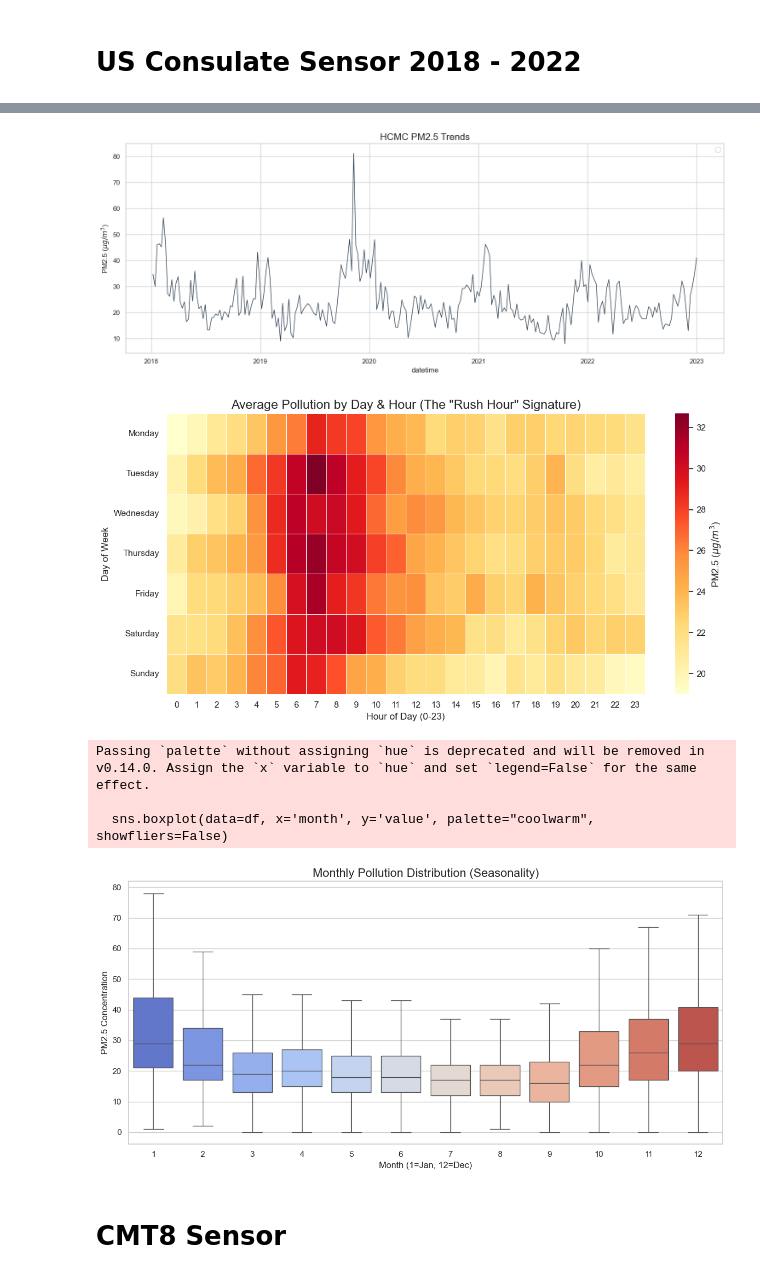
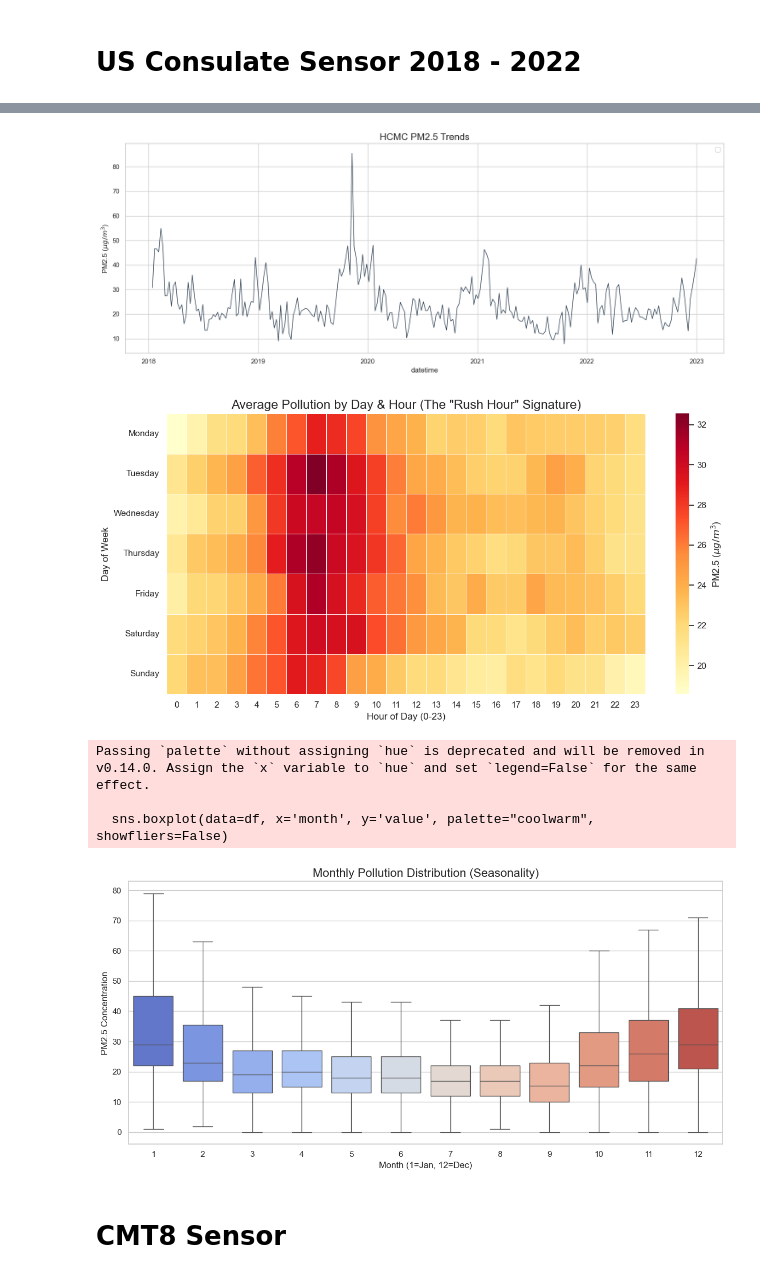
Before and after one commit to EroEroz/air_quality_prediction, a Jupyter notebook: airq_analyze.ipynb, the cells around one changed output, grey strips where cells are left out. Cells and saved outputs as stored; diff of their text form; code cells hidden in the pictures.

```diff
--- a/airq_analyze.ipynb
+++ b/airq_analyze.ipynb
@@ -105,4 +26,7 @@ clean_data(input_file, output_file)
 # %%
-df = pd.read_csv(output_file)
+import pandas as pd
+
+input_file = "data/hcmc_lstm_ready.csv"
+df = pd.read_csv(input_file)
 df.head()
 # %% [output]
@@ -115,8 +78,8 @@ df.head()
 # %%
+import pandas as pd
 import matplotlib.pyplot as plt
 import seaborn as sns
 
-input_file = "hcmc_cleaned_data.csv"
 
 def plot(input_file):
 
@@ -145,38 +108,38 @@ def plot(input_file):
     plt.tight_layout()
     plt.show()
 
     # --- PLOT 2: "RUSH HOUR" HEATMAP---
     # We pivot the data: Rows = Day of Week, Columns = Hour of Day
     pivot_table = df.pivot_table(index='day_name', columns='hour', values='value', aggfunc='mean')
 
     # Reorder days to start on Monday
     days_order = ['Monday', 'Tuesday', 'Wednesday', 'Thursday', 'Friday', 'Saturday', 'Sunday']
     pivot_table = pivot_table.reindex(days_order)
 
     plt.figure(figsize=(12, 6))
     sns.heatmap(pivot_table, cmap="YlOrRd", linewidths=0.5, cbar_kws={'label': 'PM2.5 ($μg/m^3$)'})
     plt.title('Average Pollution by Day & Hour (The "Rush Hour" Signature)', fontsize=16)
     plt.xlabel('Hour of Day (0-23)')
     plt.ylabel('Day of Week')
     plt.tight_layout()
     plt.show()
 
     # --- PLOT 3: SEASONAL BOXPLOT (Rainy vs Dry Season) ---
     plt.figure(figsize=(12, 6))
     sns.boxplot(data=df, x='month', y='value', palette="coolwarm", showfliers=False)
     plt.title('Monthly Pollution Distribution (Seasonality)', fontsize=16)
     plt.xlabel('Month (1=Jan, 12=Dec)')
     plt.ylabel('PM2.5 Concentration')
     plt.tight_layout()
     plt.show()
 
 plot(input_file)
 # %% [output]
-[figure, old version]
+[figure, new version]
-[figure, old version]
+[figure, new version]
 Passing `palette` without assigning `hue` is deprecated and will be removed in v0.14.0. Assign the `x` variable to `hue` and set `legend=False` for the same effect.
 
   sns.boxplot(data=df, x='month', y='value', palette="coolwarm", showfliers=False)
-[figure, old version]
+[figure, new version]
 # %% [markdown]
 # CMT8 Sensor
```
Also changed, not shown: parts of 7 cells of this notebook, 28 other files.
